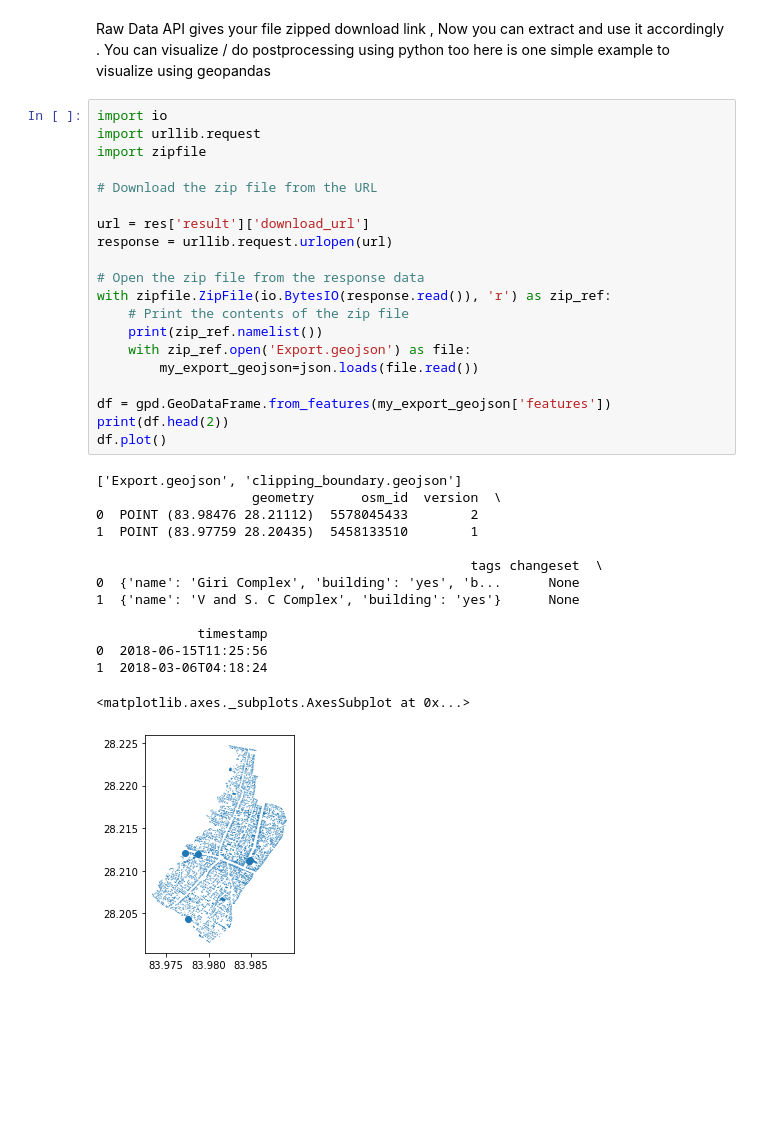
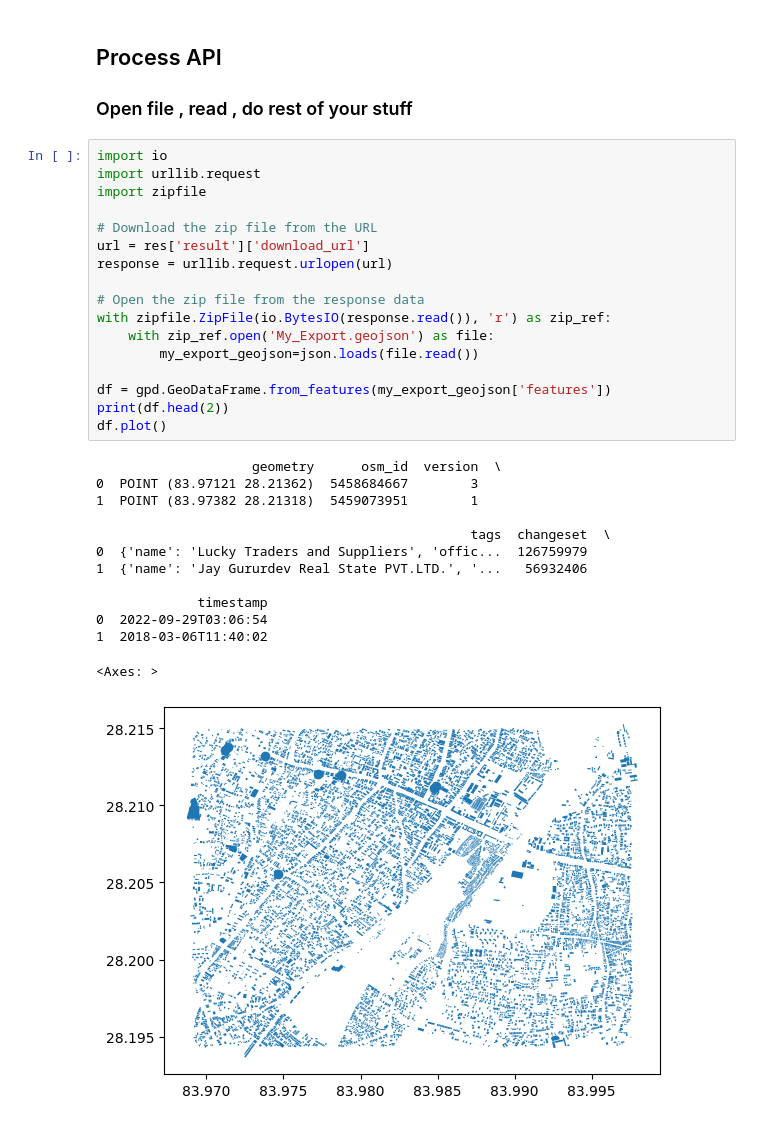
Before and after one commit to hotosm/raw-data-api, a Jupyter notebook: docs/src/examples/Example_Python.ipynb, the cells around one changed output. Cells and saved outputs as stored; diff of their text form; blank space fills up the shorter version.

Commit message:
Added new python API call collab Example

```diff
--- a/docs/src/examples/Example_Python.ipynb
+++ b/docs/src/examples/Example_Python.ipynb
@@ -105,37 +106,34 @@ while not stop_loop:
-# %% [markdown]
-Raw Data API  gives your file zipped download link , Now you can extract and use it accordingly . You can visualize / do postprocessing using python too here is one simple example to visualize using geopandas
+# %% [markdown]
+## Process API
+### Open file , read , do rest of your stuff
 # %%
 import io
 import urllib.request
 import zipfile
 
 # Download the zip file from the URL
-
 url = res['result']['download_url']
 response = urllib.request.urlopen(url)
 
 # Open the zip file from the response data
 with zipfile.ZipFile(io.BytesIO(response.read()), 'r') as zip_ref:
-    # Print the contents of the zip file
-    print(zip_ref.namelist())
-    with zip_ref.open('Export.geojson') as file:
+    with zip_ref.open('My_Export.geojson') as file:
         my_export_geojson=json.loads(file.read())
 
 df = gpd.GeoDataFrame.from_features(my_export_geojson['features'])
 print(df.head(2))
 df.plot()
 # %% [output]
-['Export.geojson', 'clipping_boundary.geojson']
                     geometry      osm_id  version  \
-0  POINT (83.98476 28.21112)  5578045433        2
-1  POINT (83.97759 28.20435)  5458133510        1
+0  POINT (83.97121 28.21362)  5458684667        3
+1  POINT (83.97382 28.21318)  5459073951        1
 
-                                                tags changeset  \
-0  {'name': 'Giri Complex', 'building': 'yes', 'b...      None
-1  {'name': 'V and S. C Complex', 'building': 'yes'}      None
+                                                tags  changeset  \
+0  {'name': 'Lucky Traders and Suppliers', 'offic...  126759979
+1  {'name': 'Jay Gururdev Real State PVT.LTD.', '...   56932406
 
              timestamp
-0  2018-06-15T11:25:56
-1  2018-03-06T04:18:24
+0  2022-09-29T03:06:54
+1  2018-03-06T11:40:02
-<matplotlib.axes._subplots.AxesSubplot at 0x...>
+<Axes: >
-[figure, old version]
+[figure, new version]
```
Also changed, not shown: parts of 15 cells of this notebook, 1 other file.
